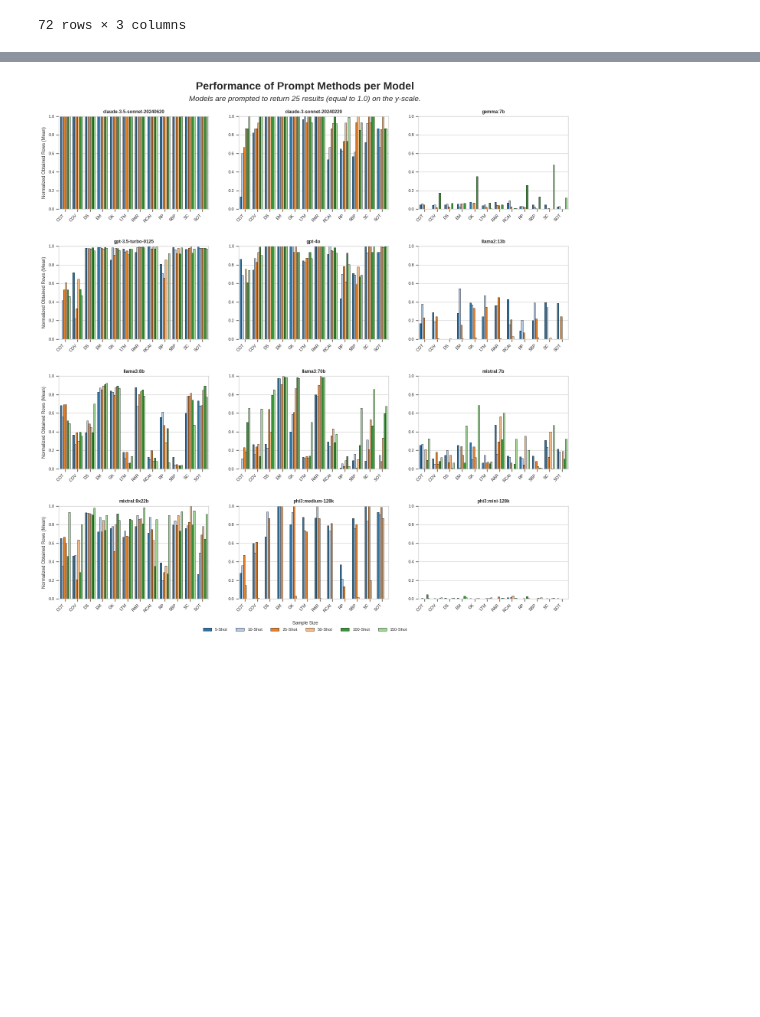
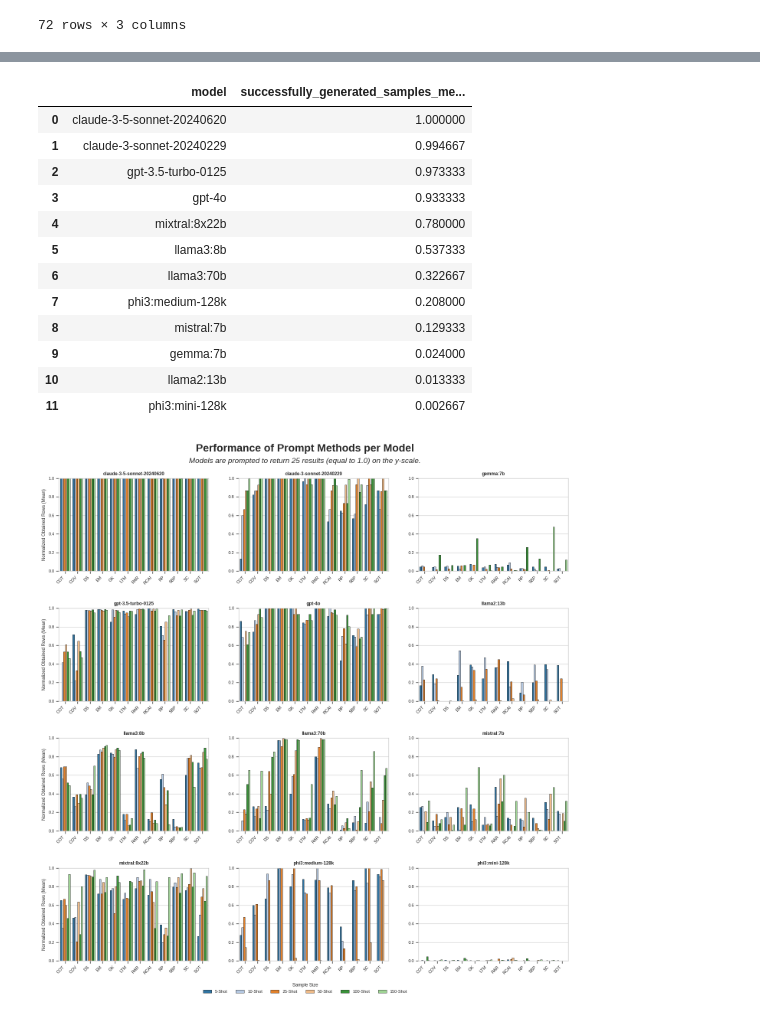
Before and after one commit to iu-ai-research/Synthetic_LAIB_Data, a Jupyter notebook: 5_result_analysis/response_analysis.ipynb, the cells around one changed output, grey strips where cells are left out. Cells and saved outputs as stored; diff of their text form; code cells hidden in the pictures; blank space fills up the shorter version.

```diff
--- a/5_result_analysis/response_analysis.ipynb
+++ b/5_result_analysis/response_analysis.ipynb
@@ -222,3 +222,23 @@ plt.show()
+# %%
+#
+model_successfully_gen_samples_median_norm = model_ex_row_norm.groupby('model').median().sort_values(ascending=False).reset_index()
+model_successfully_gen_samples_median_norm.columns = ['model','successfully_generated_samples_median_normalized']
+model_successfully_gen_samples_median_norm.to_csv('model_successfully_gen_samples_median_norm.csv')
+model_successfully_gen_samples_median_norm
+# %% [output]
+|  | model | successfully_generated_samples_me... |
+| 0 | claude-3-5-sonnet-20240620 | 1.000000 |
+| 1 | claude-3-sonnet-20240229 | 0.994667 |
+| 2 | gpt-3.5-turbo-0125 | 0.973333 |
+| 3 | gpt-4o | 0.933333 |
+| 4 | mixtral:8x22b | 0.780000 |
+| 5 | llama3:8b | 0.537333 |
+| 6 | llama3:70b | 0.322667 |
+| 7 | phi3:medium-128k | 0.208000 |
+| 8 | mistral:7b | 0.129333 |
+| 9 | gemma:7b | 0.024000 |
+| 10 | llama2:13b | 0.013333 |
+| 11 | phi3:mini-128k | 0.002667 |
 # %%
 import matplotlib.pyplot as plt
 import seaborn as sns
```
Also changed, not shown: parts of 1 cell of this notebook, 5 other files.
